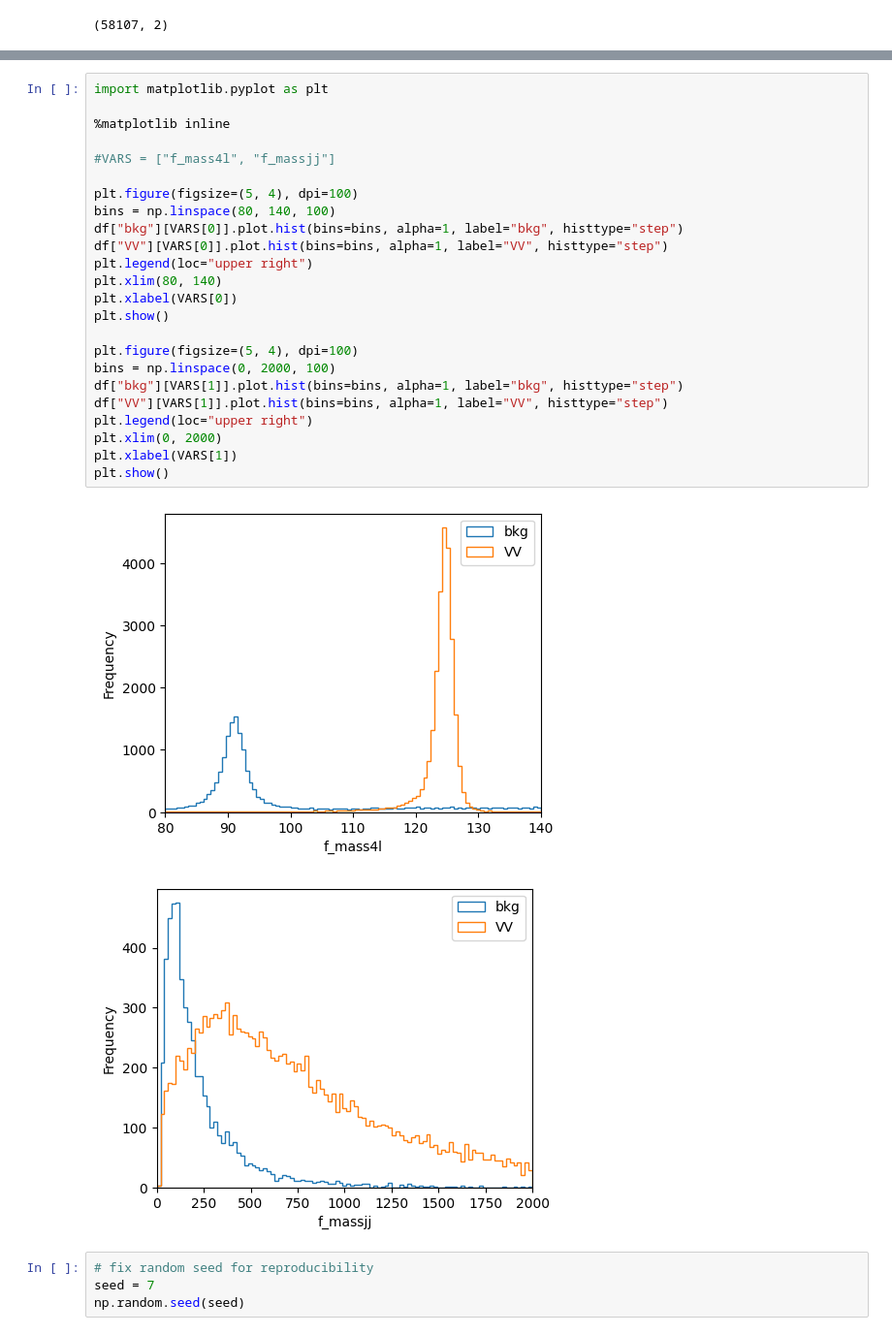
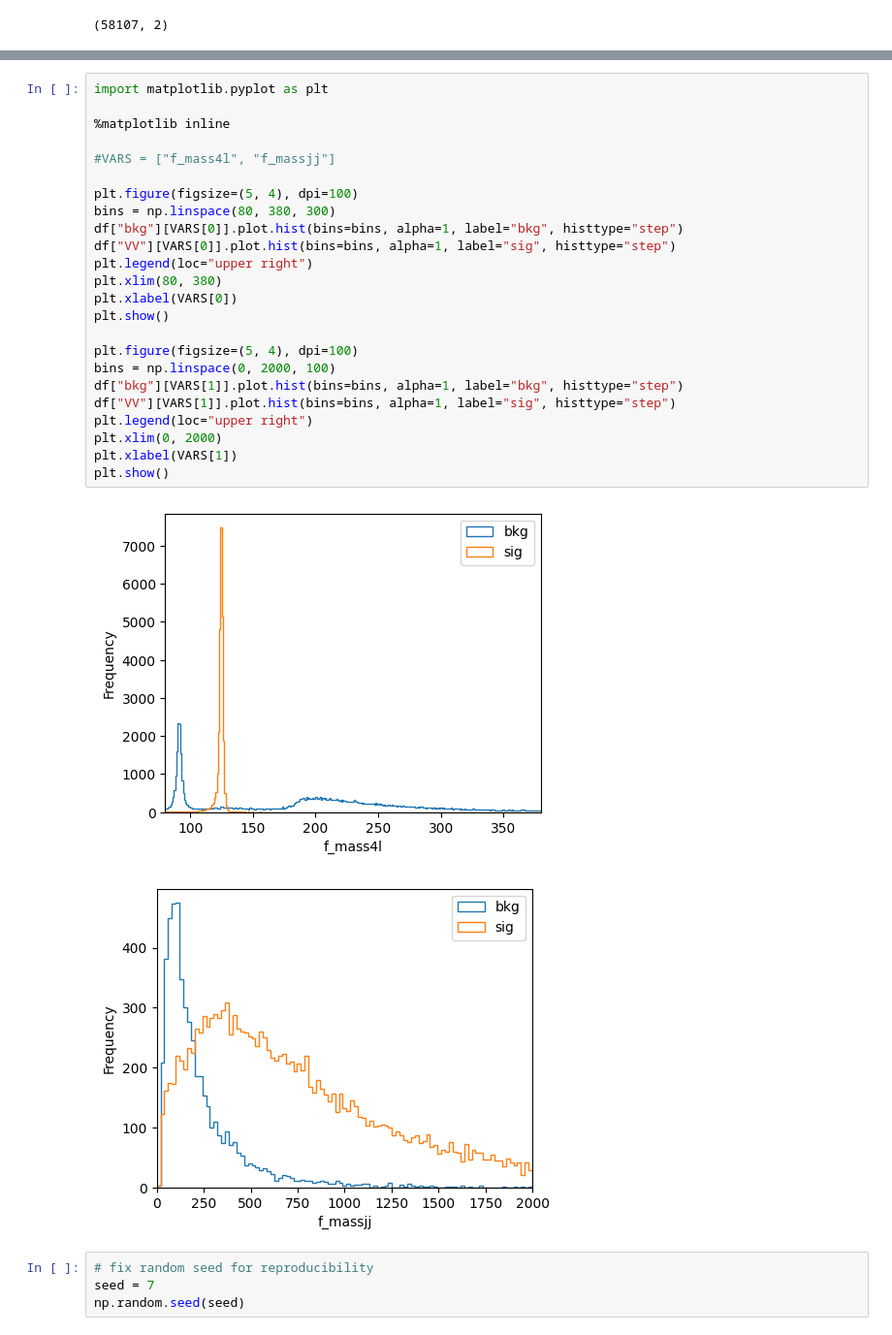
Before and after one commit to swagata87/IITKanpurPhy654, a Jupyter notebook: HZZ.ipynb, the cells around one changed output, grey strips where cells are left out. Shown: that part at 97% size. Saved outputs shown, nothing was run; the diff lists cells and outputs as text.

```diff
--- a/HZZ.ipynb
+++ b/HZZ.ipynb
@@ -153,29 +127,29 @@ Name: f_mass4l, Length: 42219, dtype: float32
 # %%
 import matplotlib.pyplot as plt
 
 %matplotlib inline
 
 #VARS = ["f_mass4l", "f_massjj"]
 
 plt.figure(figsize=(5, 4), dpi=100)
-bins = np.linspace(80, 140, 100)
+bins = np.linspace(80, 380, 300)
 df["bkg"][VARS[0]].plot.hist(bins=bins, alpha=1, label="bkg", histtype="step")
-df["VV"][VARS[0]].plot.hist(bins=bins, alpha=1, label="VV", histtype="step")
+df["VV"][VARS[0]].plot.hist(bins=bins, alpha=1, label="sig", histtype="step")
 plt.legend(loc="upper right")
-plt.xlim(80, 140)
+plt.xlim(80, 380)
 plt.xlabel(VARS[0])
 plt.show()
 
 plt.figure(figsize=(5, 4), dpi=100)
 bins = np.linspace(0, 2000, 100)
 df["bkg"][VARS[1]].plot.hist(bins=bins, alpha=1, label="bkg", histtype="step")
-df["VV"][VARS[1]].plot.hist(bins=bins, alpha=1, label="VV", histtype="step")
+df["VV"][VARS[1]].plot.hist(bins=bins, alpha=1, label="sig", histtype="step")
 plt.legend(loc="upper right")
 plt.xlim(0, 2000)
 plt.xlabel(VARS[1])
 plt.show()
 # %% [output]
-[figure, old version]
+[figure, new version]
 [figure]
 # %%
 # fix random seed for reproducibility
```
Also changed, not shown: parts of 14 cells of this notebook.
